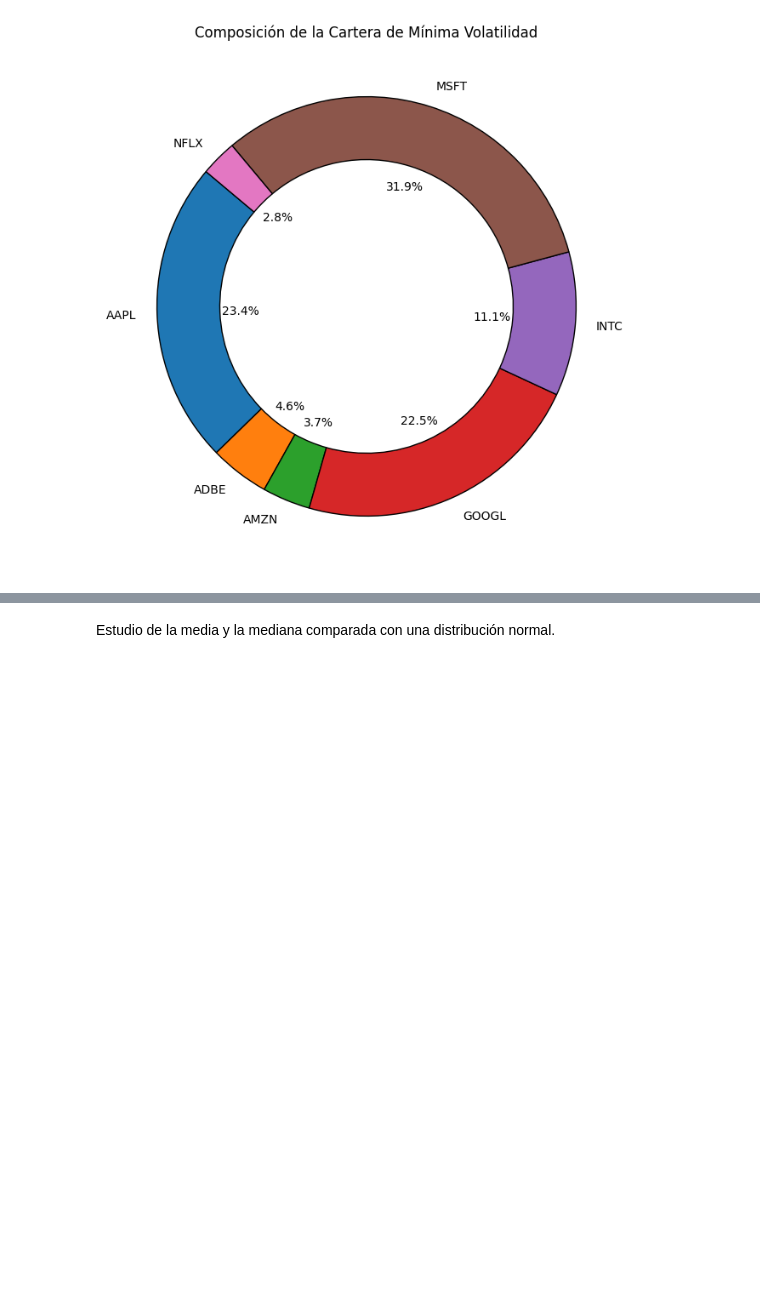
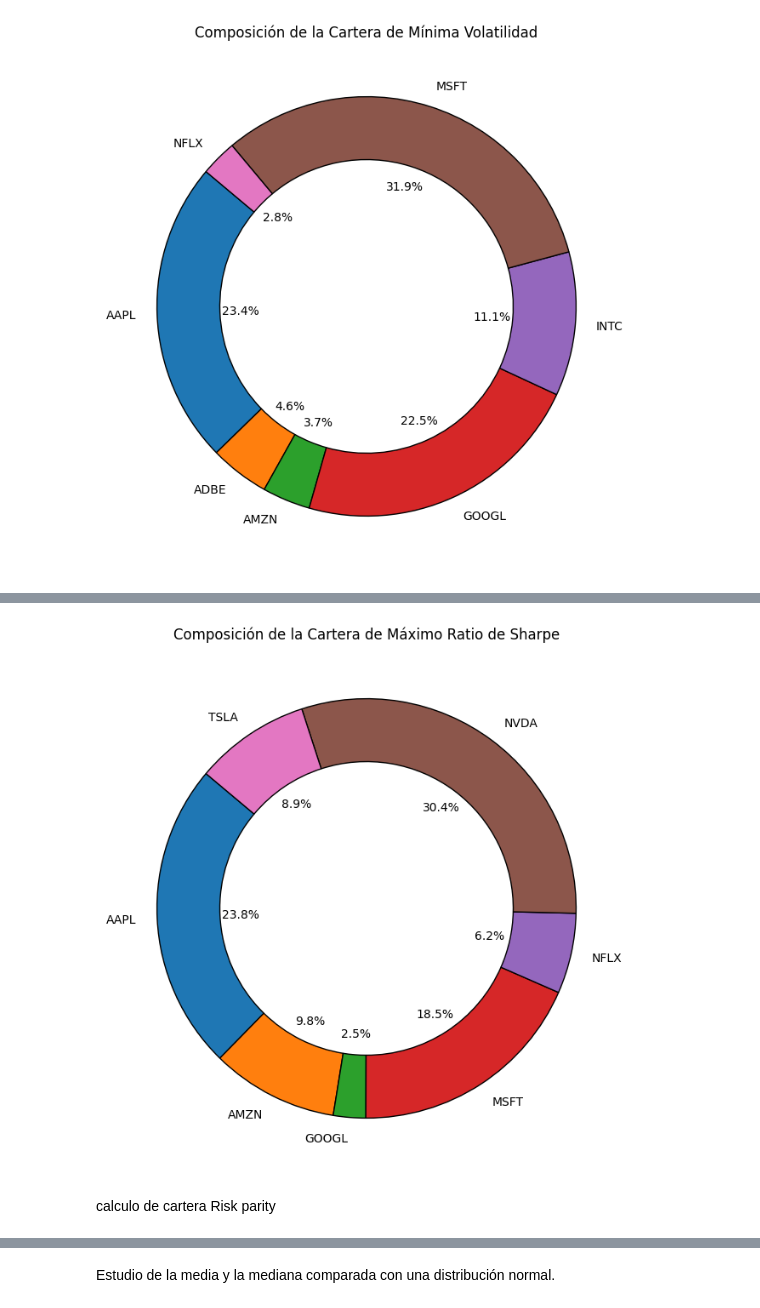
Before and after one commit to emszmtz/proyecto1, a Jupyter notebook: src/proyecto1_ipynb.ipynb, the cells around one changed output, grey strips where cells are left out. Saved outputs shown, nothing was run; the diff lists cells and outputs as text; code cells hidden in the pictures; blank space fills up the shorter version.

Commit message:
He añadido las funciones de calculo de la cartera de máximo ratio sharpe y risk parity y sus gráficos donut

```diff
--- a/src/proyecto1_ipynb.ipynb
+++ b/src/proyecto1_ipynb.ipynb
@@ -650,0 +751,36 @@ except Exception as e:
+# %%
+# --- Gráfico de Dónut (Máximo Sharpe) ---
+
+# Usamos los datos de la 'cartera_sharpe_filtrada' calculada en la celda anterior
+
+# Verificamos si la variable 'cartera_sharpe_filtrada' existe y tiene datos
+try:
+    if 'cartera_sharpe_filtrada' in locals() and not cartera_sharpe_filtrada.empty:
+
+        # Crear el gráfico de donut
+        plt.figure(figsize=(8, 8))
+
+        # Usamos 'cartera_sharpe_filtrada.values' para los tamaños
+        # y 'cartera_sharpe_filtrada.index' para las etiquetas
+        plt.pie(cartera_sharpe_filtrada.values, labels=cartera_sharpe_filtrada.index,
+                autopct='%1.1f%%', startangle=140,
+                wedgeprops={'width': 0.3, 'edgecolor': 'black'})
+
+        # Añadir título correcto
+        plt.title('Composición de la Cartera de Máximo Ratio de Sharpe')
+
+        # Mostrar el gráfico (como en tu ejemplo)
+        plt.show()
+
+    else:
+        print("No se pudo generar el gráfico.")
+        print("Asegúrate de que la celda anterior (Cálculo de Máximo Sharpe) se haya ejecutado correctamente y 'cartera_sharpe_filtrada' contenga datos.")
+
+except NameError:
+    print("Error: La variable 'cartera_sharpe_filtrada' no está definida. Asegúrate de ejecutar la celda anterior primero.")
+except Exception as e:
+    print(f"Ocurrió un error al graficar: {e}")
+# %% [output]
+[figure, added]
+# %% [markdown]
+calculo de cartera Risk parity
```
Also changed, not shown: parts of 7 cells of this notebook.
